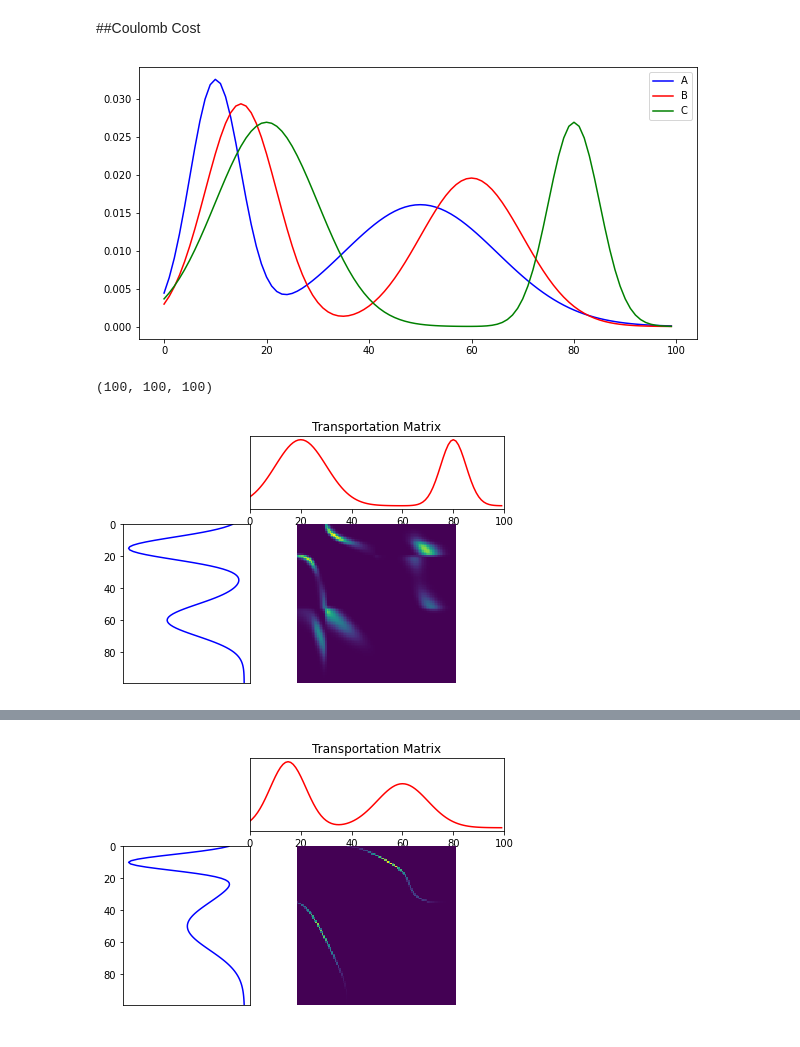
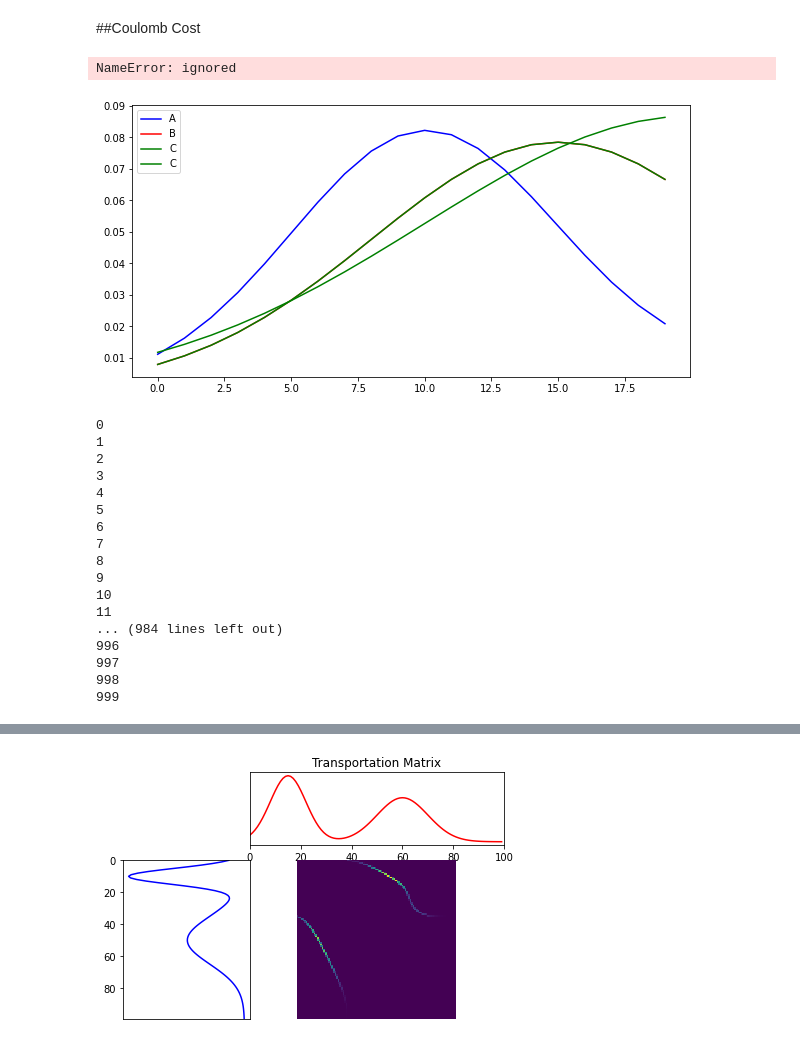
Before and after one commit to ramanakshay/Optimal-Transport, a Jupyter notebook: notebooks/multi_marginal_ot.ipynb, the cells around one changed output, grey strips where cells are left out. Cells and saved outputs as stored; diff of their text form; code cells hidden in the pictures.

```diff
--- a/notebooks/multi_marginal_ot.ipynb
+++ b/notebooks/multi_marginal_ot.ipynb
@@ -112,32 +139,50 @@ def sinkhorn(A,C,epsilon,niter):
 # %%
 n = 3
-size = 100
+size = 20
 
 A = np.empty((n,size), float)
 A[0] = gaussian_mix(size,[10,50],[5,15],[2,1])
 A[1] = gaussian_mix(size,[15,60],[7,10],[1.5,1])
 A[2] = gaussian_mix(size,[20,80],[10,5],[1,1])
+A[3] = gaussian_mix(size,[15,60],[7,10],[1.5,1])
 
 x = np.array([[i,] for i in range(size)]) # defining the space
 X = np.tile(x.T,(n,1))
+# %% [output]
+NameError: ignored
 # %%
 #Plot distributions
 plt.figure(figsize=(10, 5))
 plt.plot(x, A[0], 'b', label='A')
 plt.plot(x, A[1], 'r', label='B')
 plt.plot(x, A[2], 'g', label='C')
+plt.plot(x, A[3], 'g', label='C')
 plt.legend()
 plt.show()
 # %% [output]
-[figure, old version]
+[figure, new version]
 # %%
 C = find_cost_tensor(n,X)
 print(C.shape)
-# %% [output]
-(100, 100, 100)
 # %%
-P = sinkhorn(A,C,1e-3,100)
-Pxz = np.sum(P,axis = 0)
-ot.plot.plot1D_mat(A[1], A[2], Pxz, 'Transportation Matrix')
+P = sinkhorn(A,C,1,1000)
+# Pxz = np.sum(P,axis = 0)
+# ot.plot.plot1D_mat(A[1], A[2], Pxz, 'Transportation Matrix')
 # %% [output]
-[figure, removed]
+0
+1
+2
+3
+4
+5
+6
+7
+8
+9
+10
+11
+... (984 lines left out)
+996
+997
+998
+999
```
Also changed, not shown: parts of 5 cells of this notebook.
